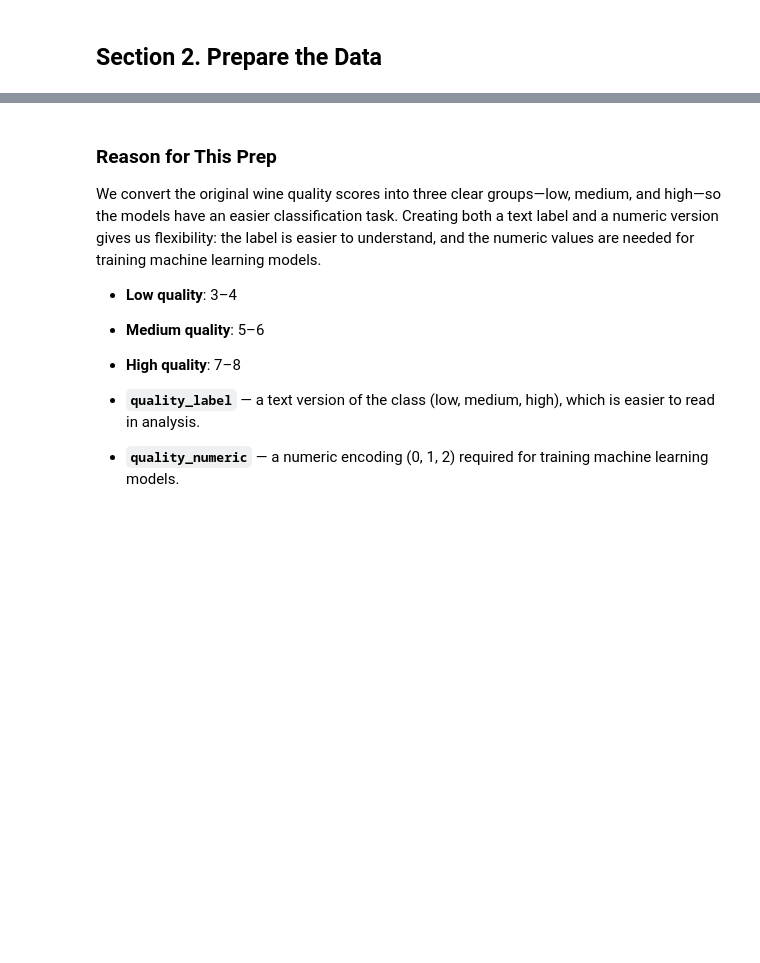
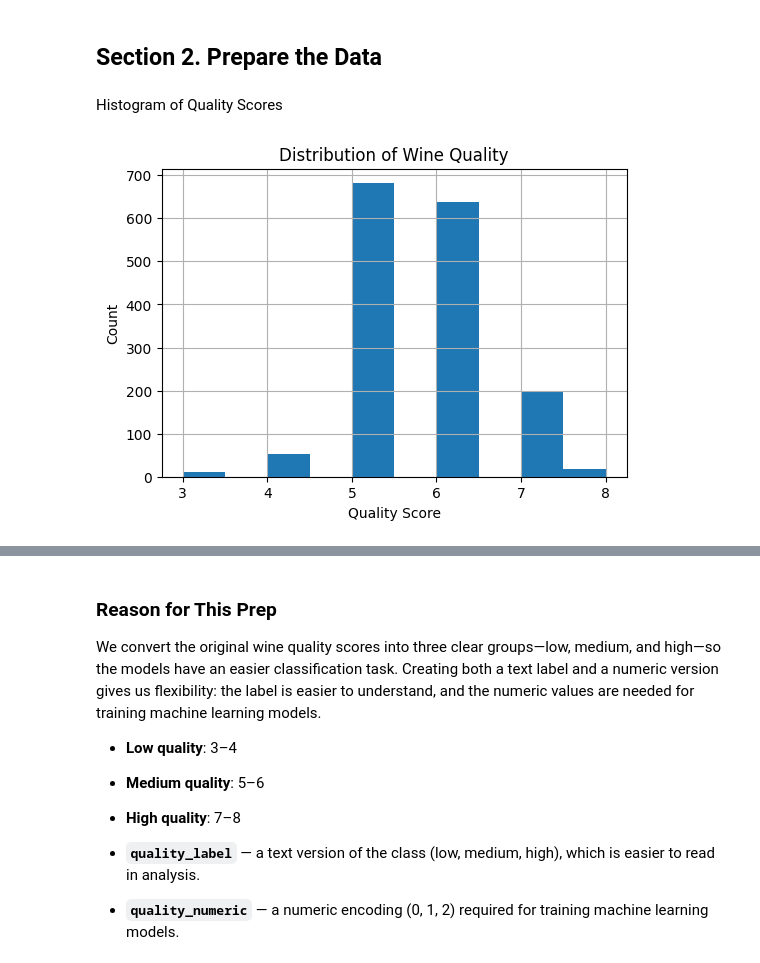
Before and after one commit to ssowers2/applied-ml-sowers, a Jupyter notebook: notebooks/project05/ensemble-sowers.ipynb, the cells around one changed output, grey strips where cells are left out. Cells and saved outputs as stored; diff of their text form; code cells hidden in the pictures; blank space fills up the shorter version.

Commit message:
add exploratory data analysis visuals and updated notebook sections

```diff
--- a/notebooks/project05/ensemble-sowers.ipynb
+++ b/notebooks/project05/ensemble-sowers.ipynb
@@ -131,3 +134,13 @@ def quality_to_number(q):
         return 2
 
 df["quality_numeric"] = df["quality"].apply(quality_to_number)
+# %% [markdown]
+Histogram of Quality Scores
+# %%
+df["quality"].hist(bins=10, figsize=(6,4))
+plt.xlabel("Quality Score")
+plt.ylabel("Count")
+plt.title("Distribution of Wine Quality")
+plt.show()
+# %% [output]
+[figure, added]
```
Also changed, not shown: parts of 10 cells of this notebook.
